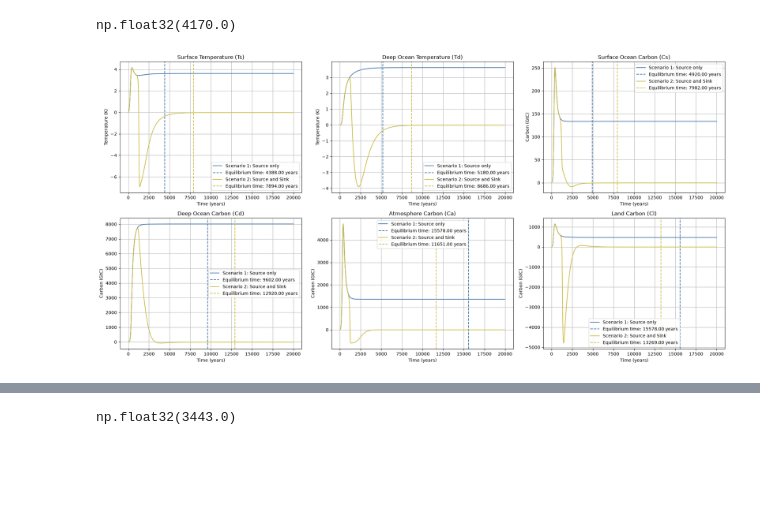
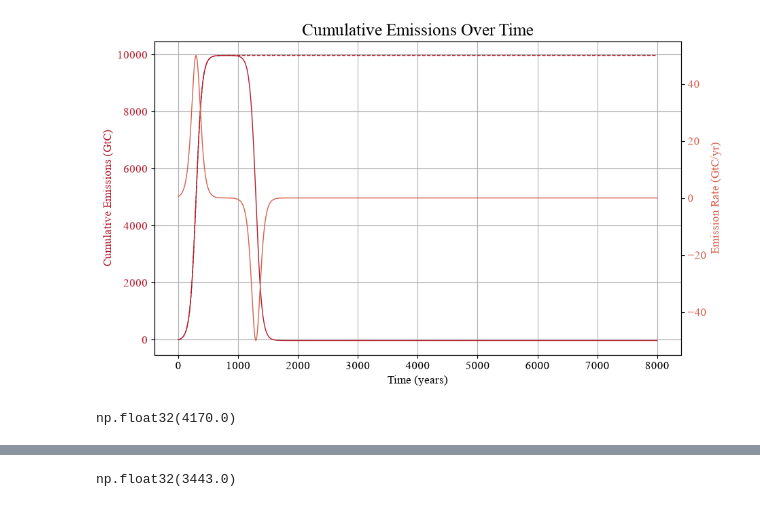
Before and after one commit to tillmrtz/intro-esm, a Jupyter notebook: notebooks/forcing_vs_time.ipynb, the cells around one changed output, grey strips where cells are left out. Saved outputs shown, nothing was run; the diff lists cells and outputs as text; code cells hidden in the pictures; blank space fills up the shorter version.

```diff
--- a/notebooks/forcing_vs_time.ipynb
+++ b/notebooks/forcing_vs_time.ipynb
@@ -8,3 +90,29 @@ FLOAT32 = np.float32
+# %%
+### anthropogenic emissions ###
+A_tot = FLOAT32(10000.0)   # GtC, total carbon emitted ## default: 5000
+t_opt = FLOAT32(250.0)    # yr, t_opt for RCP8.5
+t_sink = FLOAT32(t_opt + 1000.0)   # yr, t_sink for RCP8.5
+
+t = np.arange(FLOAT32(0.0), FLOAT32(8000.0), FLOAT32(1.0), dtype=FLOAT32) # time in years
+A_old_func, A_new_func, J_old_func, J_new_func = calc_J_and_A(t, t_opt=t_opt, t_sink=t_sink, A_tot=A_tot)
+
+with plt.style.context(plotting_style):
+    fig, ax = plt.subplots(figsize=(10, 6))
+    ax.plot(t, A_old_func(t), label='Emission Rate J(t)', color=colors[0], linestyle='--')
+    ax.plot(t, A_new_func(t), label='Cumulative Emissions A(t)', color=colors[0])
+    ax_twin = ax.twinx()
+    #ax_twin.plot(t, J_old_func(t), label='Emission Rate J(t)', color=colors[1])
+    ax_twin.plot(t, J_new_func(t), label='Emission Rate J(t)', color=colors[1])
+
+    ax.set_ylabel('Cumulative Emissions (GtC)', color=colors[0])
+    ax.set_xlabel('Time (years)', color='black')
+    ax.tick_params(axis='y', labelcolor=colors[0])
+    ax_twin.set_ylabel('Emission Rate (GtC/yr)', color=colors[1])
+    ax_twin.tick_params(axis='y', labelcolor=colors[1])
+    ax.set_title('Cumulative Emissions Over Time')
+    ax.grid()
+# %% [output]
+[figure, added]
 # %%
 
 # ============================
@@ -199,40 +275,3 @@ find_equilibrium_time(t, grad_s1[2], tolerance=FLOAT32(1e-3))
 find_equilibrium_time(t, grad_s2[2], tolerance=FLOAT32(1e-3))
 # %% [output]
 np.float32(4170.0)
-# %%
-fig, axs = plt.subplots(2, 3, figsize=(20, 10))
-axs = axs.flatten()
-
-titles = [
-    'Surface Temperature (Ts)', 'Deep Ocean Temperature (Td)',
-    'Surface Ocean Carbon (Cs)', 'Deep Ocean Carbon (Cd)',
-    'Atmosphere Carbon (Ca)', 'Land Carbon (Cl)'
-]
-ylabels = ['Temperature (K)', 'Temperature (K)', 'Carbon (GtC)', 'Carbon (GtC)', 'Carbon (GtC)', 'Carbon (GtC)']
-
-time32 = np.asarray(t, dtype=FLOAT32)
-
-for sol, grad, color, label in [
-    (sol_box_source, grad_s1, '#4477AA',  'Scenario 1: Source only'),
-    (sol_box_source_sink, grad_s2, '#CCBB44', 'Scenario 2: Source and Sink')
-    ]:
-    sol_t = np.asarray(sol.t, dtype=FLOAT32)
-    sol_y = np.asarray(sol.y, dtype=FLOAT32)
-    for i in range(sol_y.shape[0]):
-        axs[i].plot(sol_t, sol_y[i], label=label, color=color)
-        final_value = np.cumsum(np.asarray(grad[i], dtype=FLOAT32), dtype=FLOAT32)[-1]  # Get the final value of the cumulative sum
-        equlibrium_time = find_equilibrium_time(sol_t, grad[i], tolerance=FLOAT32(FLOAT32(1e-5)))  # Adjust tolerance based on final value
-        if equlibrium_time is not None:
-            axs[i].axvline(x=equlibrium_time, color=color, linestyle='--', label=f'Equilibrium time: {equlibrium_time:.2f} years')
-
-for i, ax in enumerate(axs):
-    ax.set_xlabel('Time (years)')
-    ax.set_ylabel(ylabels[i])
-    ax.set_title(titles[i])
-    ax.grid()
-    ax.legend()
-
-plt.tight_layout()
-plt.show()
-# %% [output]
-[figure, removed]
```
Also changed, not shown: parts of 17 cells of this notebook, 1 other file.
